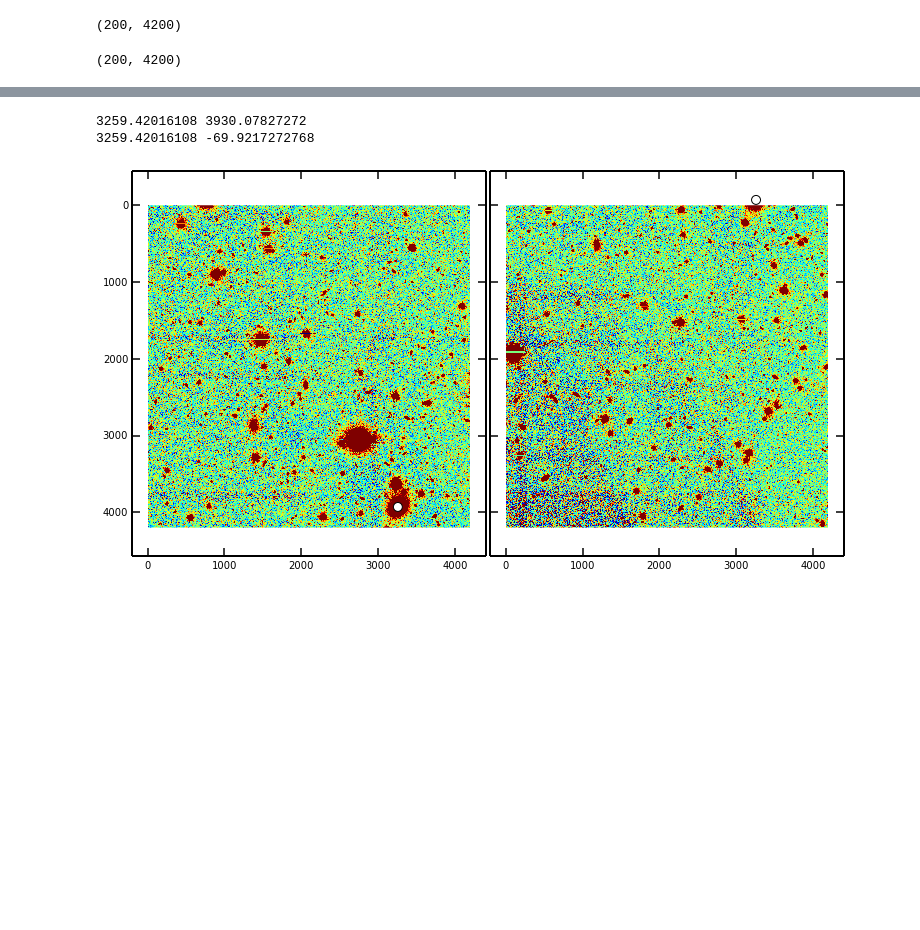
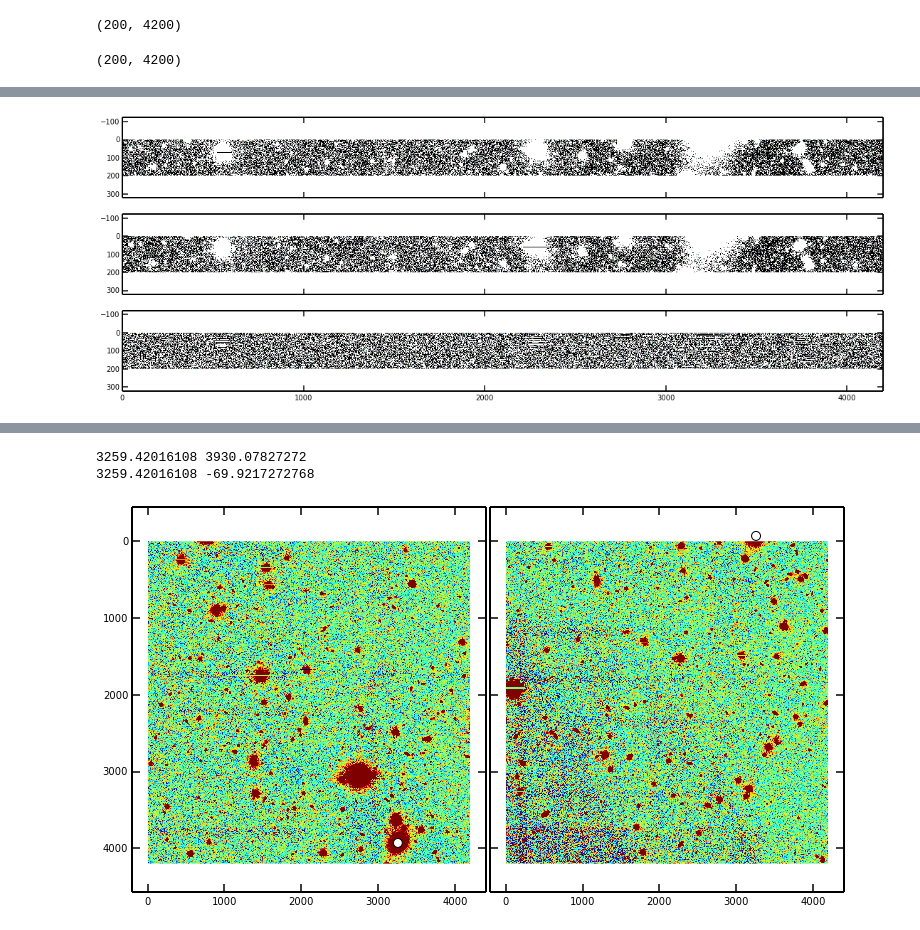
Before and after one commit to johnnygreco/hs_hsc, a Jupyter notebook: py/ipynb/coaddMatchTest.ipynb, the cells around one changed output, grey strips where cells are left out. Cells and saved outputs as stored; diff of their text form; code cells hidden in the pictures; blank space fills up the shorter version.

```diff
--- a/py/ipynb/coaddMatchTest.ipynb
+++ b/py/ipynb/coaddMatchTest.ipynb
@@ -23,5 +23,9 @@ mpl.rcParams['ytick.major.width'] = 1.5
 mpl.rcParams['ytick.minor.size'] = 4.0
 mpl.rcParams['ytick.minor.width'] = 1.5
 mpl.rc('axes', linewidth=2)
+
+import cubehelix  # Cubehelix color scheme from https://github.com/jradavenport/cubehelix
+ccmap = cubehelix.cmap(start=0.5, rot=-0.8, minSat=1.2, maxSat=1.2,
+                               minLight=0., maxLight=1., gamma=1.0)
 # %% [output]
 Populating the interactive namespace from numpy and matplotlib
@@ -317,12 +320,18 @@ img2 = exp2[0]
 msk2 = exp2[1]
 var2 = exp2[2]
 # %%
-over1 = img1[indYmin1:indYmax1, indXmin1:indXmax1]
+over1  = img1[indYmin1:indYmax1, indXmin1:indXmax1]
+over1v = var1[indYmin1:indYmax1, indXmin1:indXmax1]
+over1m = msk1[indYmin1:indYmax1, indXmin1:indXmax1]
+
 over1.shape
 # %% [output]
 (200, 4200)
 # %%
-over2 = img2[indYmin2:indYmax2, indXmin2:indXmax2]
+over2  = img2[indYmin2:indYmax2, indXmin2:indXmax2]
+over2v = var2[indYmin2:indYmax2, indXmin2:indXmax2]
+over2m = msk2[indYmin2:indYmax2, indXmin2:indXmax2]
+
 over2.shape
 # %% [output]
 (200, 4200)
@@ -401,0 +412,19 @@ fig.subplots_adjust(bottom=0.1, right=0.95, top=0.99, wspace=0.01, hspace=0.2)
+# %%
+fig, axes = pyplot.subplots(3, 1, sharex=True, sharey=True, figsize=(18,6))
+
+vmin, vmax = zscale(over1v)
+axes[0].imshow(over1, interpolation='none', vmin=vmin, vmax=vmax,
+              cmap=ccmap)
+
+vmin, vmax = zscale(over2v)
+axes[1].imshow(over2, interpolation='none', vmin=vmin, vmax=vmax,
+              cmap=ccmap)
+
+vdiff = (over1v - over2v)
+vmin, vmax = zscale(vdiff)
+axes[2].imshow(diff, interpolation='none', vmin=vmin, vmax=vmax,
+              cmap=ccmap)
+
+fig.subplots_adjust(bottom=0.1, right=0.95, top=0.99, wspace=0.01, hspace=0.2)
+# %% [output]
+[figure, added]
```
Also changed, not shown: parts of 6 cells of this notebook, 18 other files.
